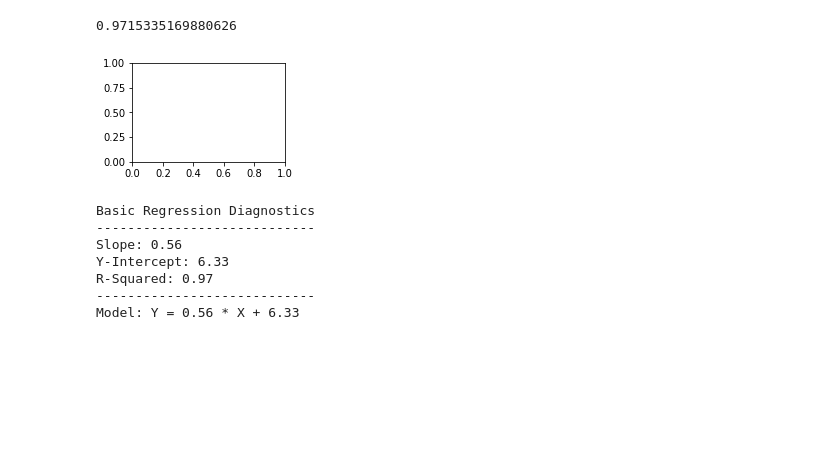
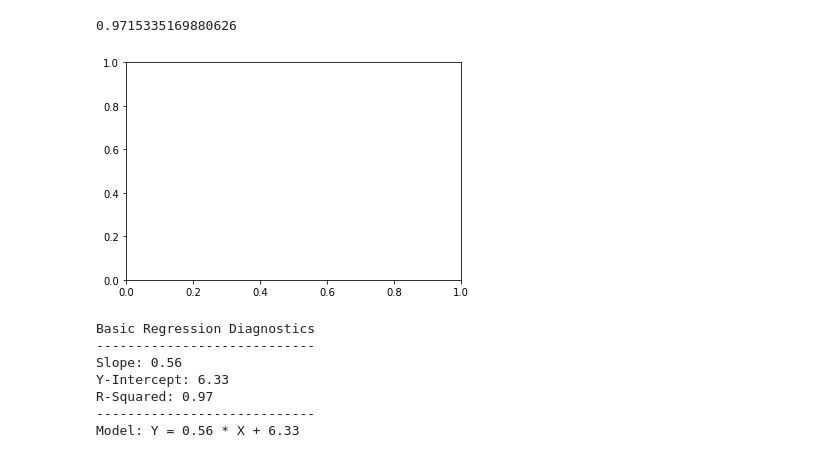
Before and after one commit to bl419cam/dsc-complete-regression-lab-seattle-ds-062419, a Jupyter notebook: index.ipynb, the cells around one changed output. Cells and saved outputs as stored; diff of their text form; code cells hidden in the pictures; blank space fills up the shorter version.

```diff
--- a/index.ipynb
+++ b/index.ipynb
@@ -72,9 +72,9 @@ import matplotlib.pyplot as plt
 # %%
 #graph
 new_figure = plt.figure()
-scatter = new_figure.add_subplot(222)
+scatter = new_figure.add_subplot(111)
 # %% [output]
-[figure, old version]
+[figure, new version]
 # %%
 # Basic Regression Diagnostics
 # ----------------------------
```
